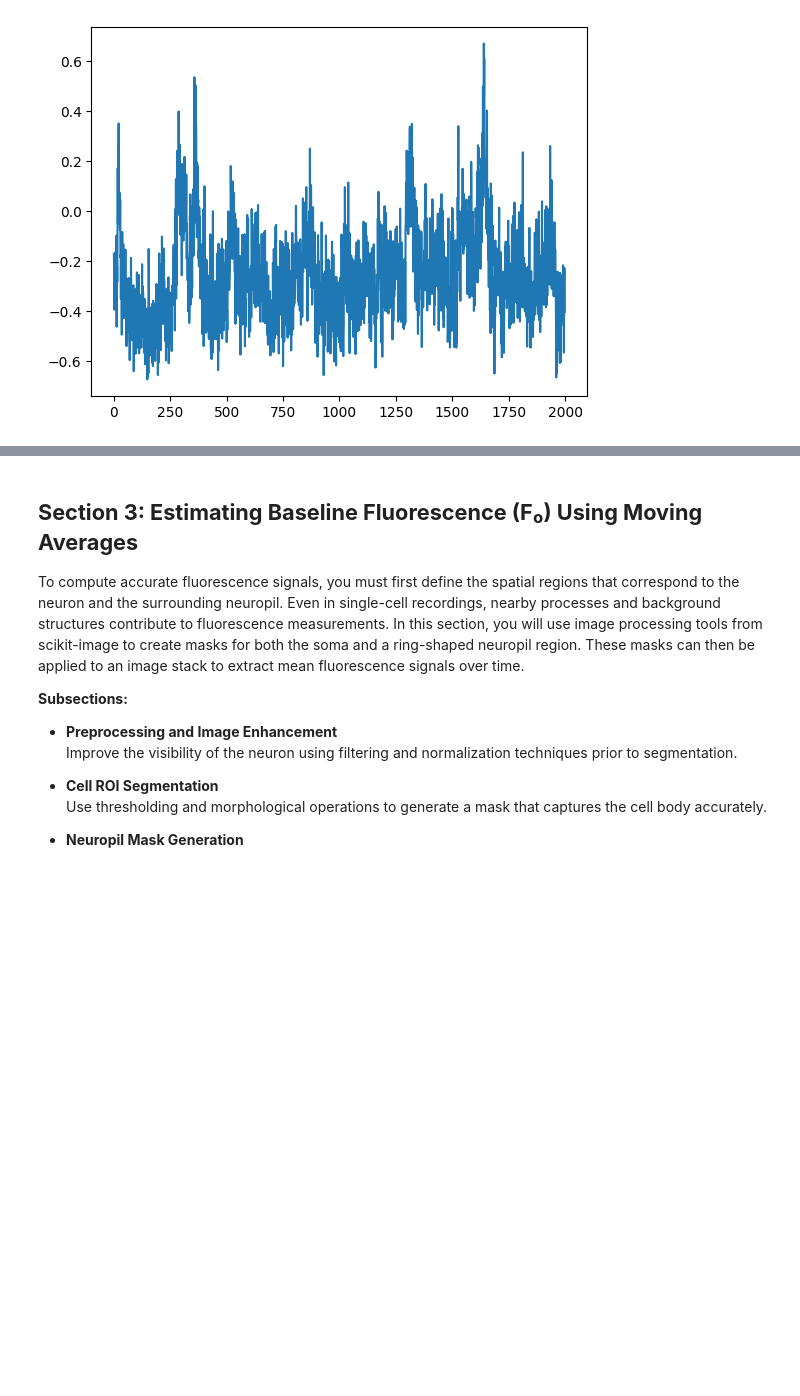
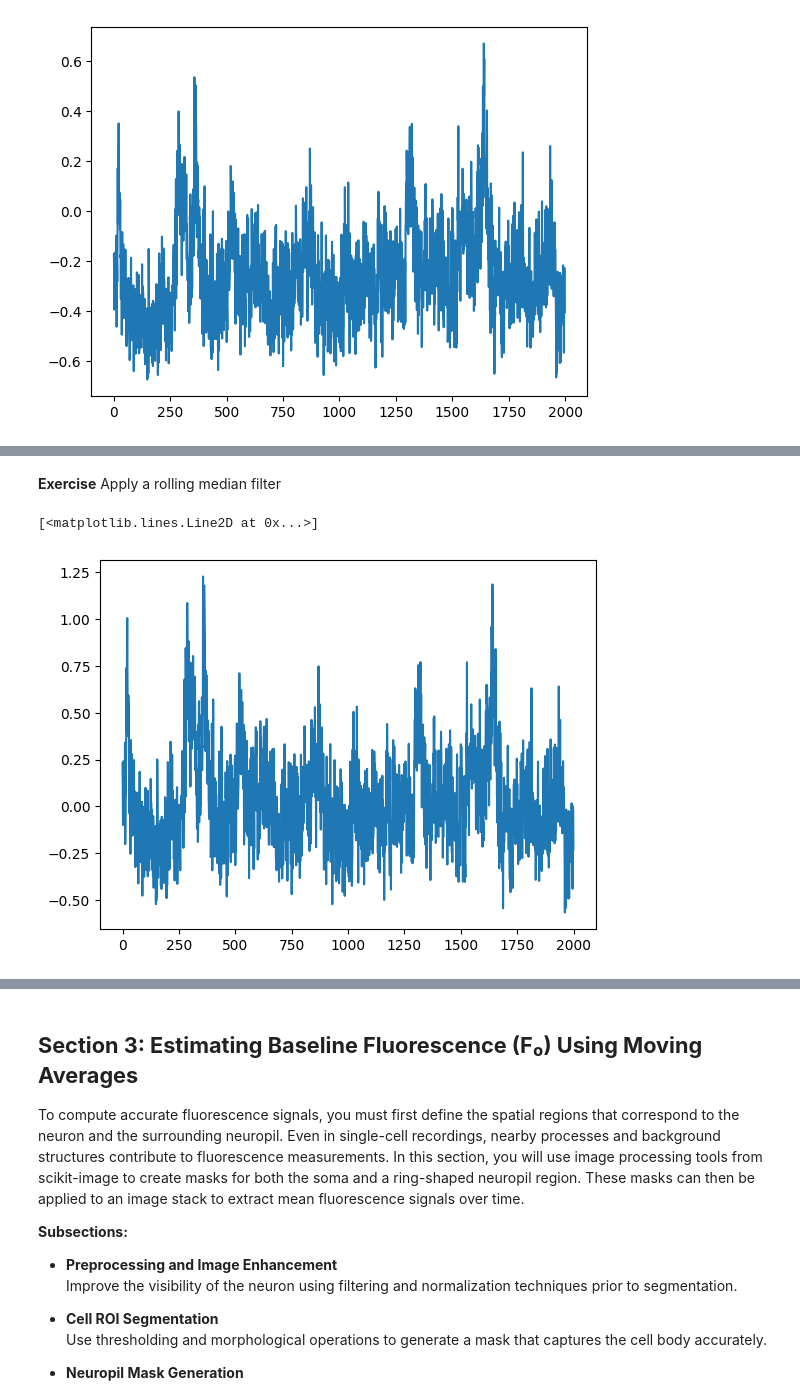
Before and after one commit to sangeethankumar/Courses, a Jupyter notebook: CalciumImaging/Draft1/04. Using the Neuropil to Get Better Cell Fluorescence Estimates.ipynb, the cells around one changed output, grey strips where cells are left out. Drawn from its saved outputs; the diff is of its cells as text; code cells hidden in the pictures; blank space fills up the shorter version.

```diff
--- a/CalciumImaging/Draft1/04. Using the Neuropil to Get Better Cell Fluorescence Estimates.ipynb
+++ b/CalciumImaging/Draft1/04. Using the Neuropil to Get Better Cell Fluorescence Estimates.ipynb
@@ -161,0 +195,11 @@ Before calculating dF/F₀, it is necessary to estimate the cell’s baseline fl
+# %% [markdown]
+**Exercise** Apply a rolling median filter
+# %%
+window_size = 1001
+f0 = median_filter(df, size=window_size)
+dff = (df - f0) / f0
+
+plt.plot(dff)
+# %% [output]
+[<matplotlib.lines.Line2D at 0x...>]
+[figure, added]
```
Also changed, not shown: parts of 11 cells of this notebook.
